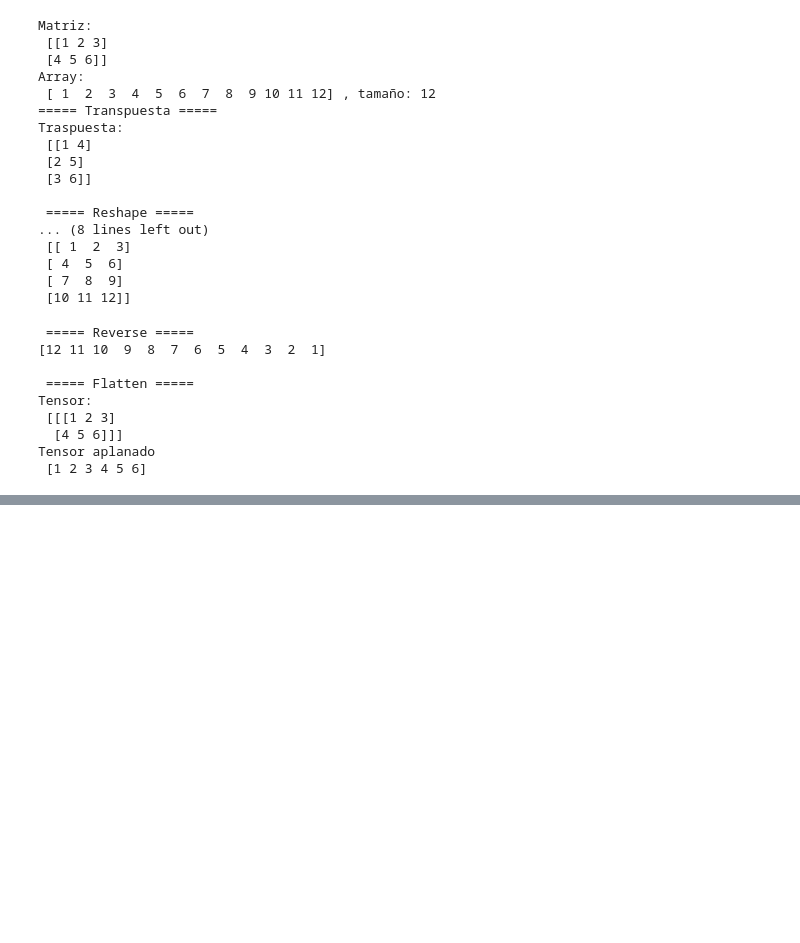
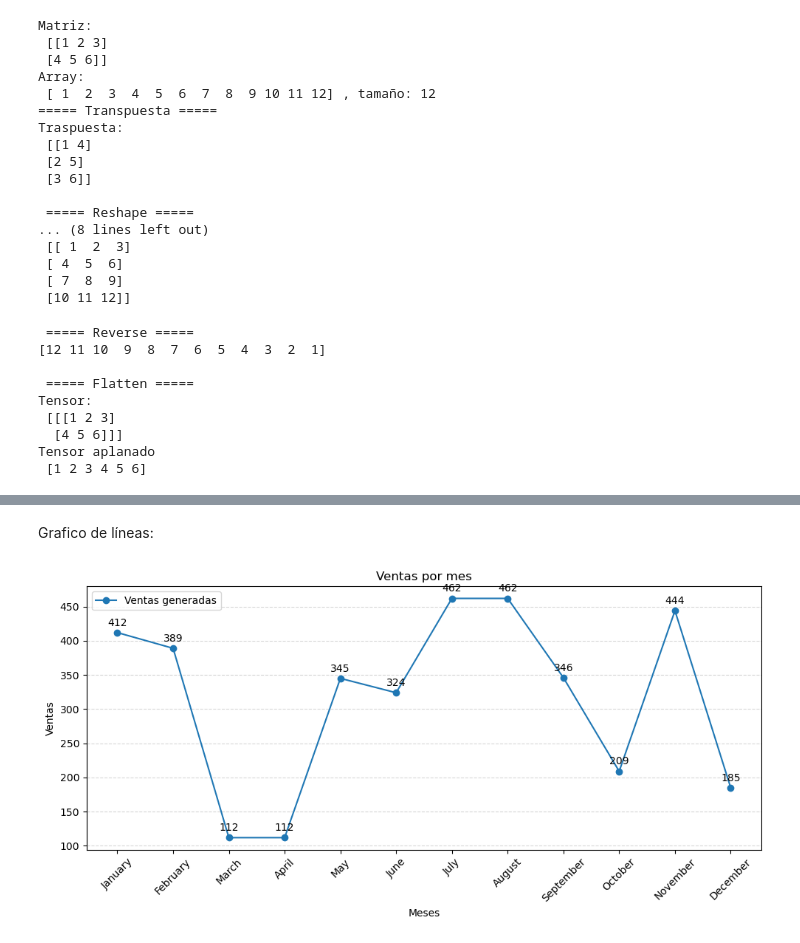
Before and after one commit to pahoalapizco/python_for_data_science, a Jupyter notebook: notebooks/1.0-numpy_pandas_da-numpy.ipynb, the cells around one changed output, grey strips where cells are left out. Drawn from its saved outputs; the diff is of its cells as text; code cells hidden in the pictures; blank space fills up the shorter version.

```diff
--- a/notebooks/1.0-numpy_pandas_da-numpy.ipynb
+++ b/notebooks/1.0-numpy_pandas_da-numpy.ipynb
@@ -621,0 +685,23 @@ Tensor aplanado
+# %% [markdown]
+Grafico de líneas:
+# %%
+plt.figure(figsize=(10,5))
+plt.plot(
+  months,
+  sales,
+  marker="o",
+  label="Ventas generadas"
+)
+
+for i, value in enumerate(sales):
+  plt.text(i, value + 10, f"{value}", ha="center")
+
+plt.title("Ventas por mes")
+plt.xlabel("Meses")
+plt.ylabel("Ventas")
+plt.xticks(rotation=45)
+plt.legend(loc='upper left')
+plt.grid(axis="y", linestyle="--", alpha=.5)
+plt.tight_layout();
+# %% [output]
+[figure, added]
```
Also changed, not shown: parts of 21 cells of this notebook.
